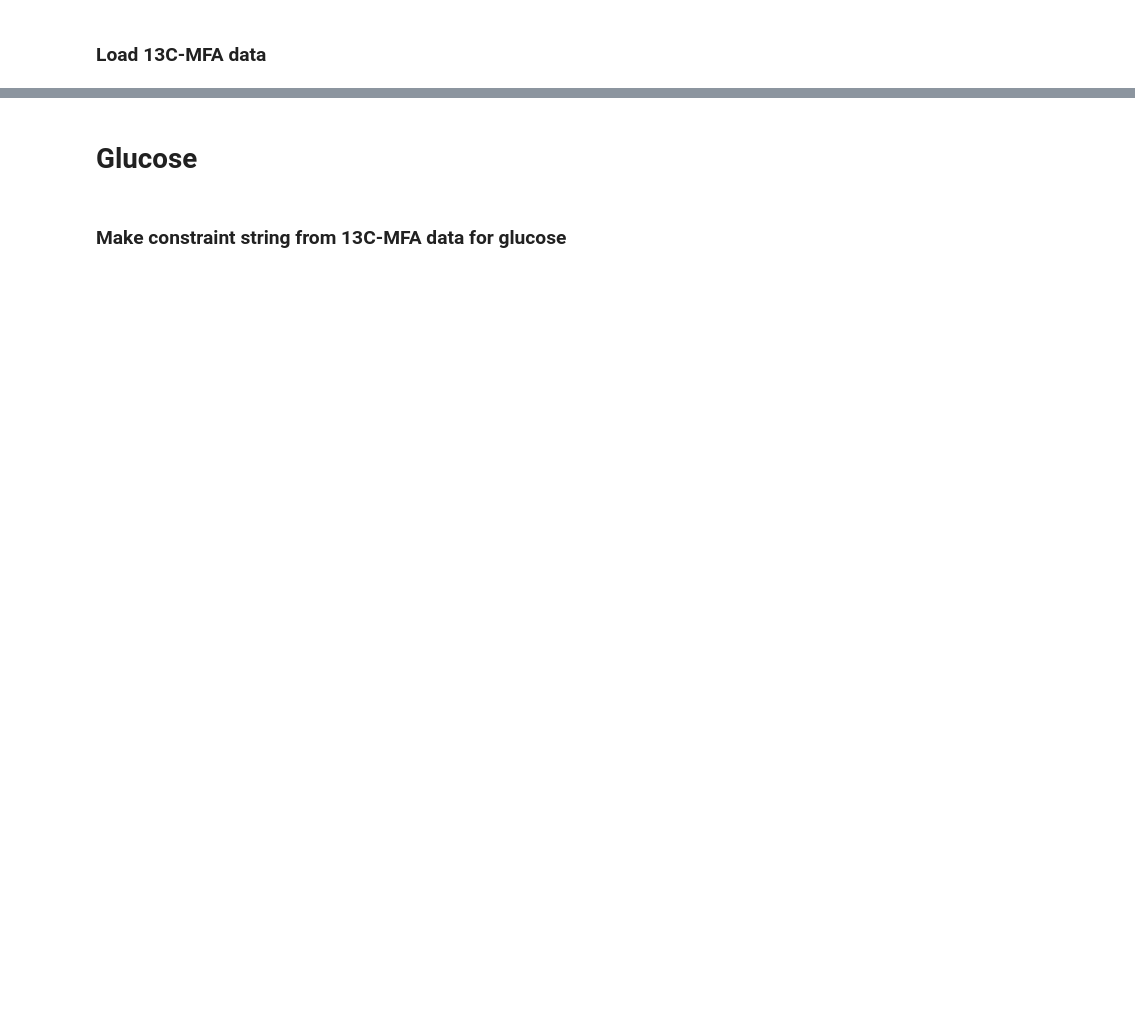
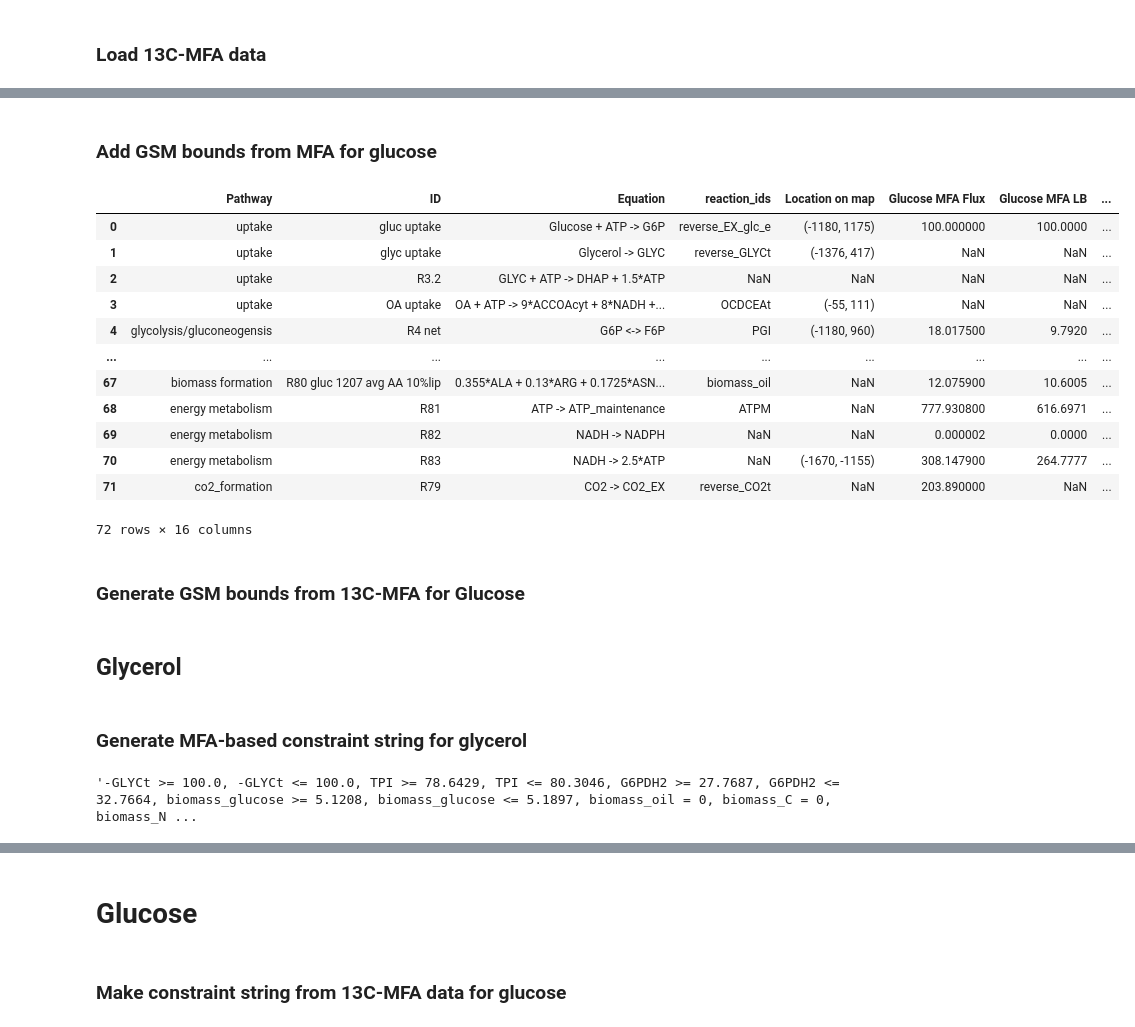
Before and after one commit to garrettroell/yarrrowia_eflux2, a Jupyter notebook: notebooks/C_GSM_bounds_from_MFA.ipynb, the cells around one changed output, grey strips where cells are left out. Saved outputs shown, nothing was run; the diff lists cells and outputs as text; code cells hidden in the pictures; blank space fills up the shorter version.

```diff
--- a/notebooks/C_GSM_bounds_from_MFA.ipynb
+++ b/notebooks/C_GSM_bounds_from_MFA.ipynb
@@ -79,0 +135,73 @@ There are 43 reactions in the 13C MFA that are mapped to the GSM
+# %% [markdown]
+### Add GSM bounds from MFA for glucose
+# %%
+central_rxn_df = add_gsm_bounds_from_mfa(model=model, central_rxn_df=central_rxn_df, substrate='Glucose', constraints=glucose_constraint_string)
+central_rxn_df
+# %% [output]
+|  | Pathway | ID | Equation | reaction_ids | Location on map | Glucose MFA Flux | Glucose MFA LB | ... |
+| 0 | uptake | gluc uptake | Glucose + ATP -> G6P | reverse_EX_glc_e | (-1180, 1175) | 100.000000 | 100.0000 | ... |
+| 1 | uptake | glyc uptake | Glycerol -> GLYC | reverse_GLYCt | (-1376, 417) | NaN | NaN | ... |
+| 2 | uptake | R3.2 | GLYC + ATP -> DHAP + 1.5*ATP | NaN | NaN | NaN | NaN | ... |
+| 3 | uptake | OA uptake | OA + ATP -> 9*ACCOAcyt + 8*NADH +... | OCDCEAt | (-55, 111) | NaN | NaN | ... |
+| 4 | glycolysis/gluconeogensis | R4 net | G6P <-> F6P | PGI | (-1180, 960) | 18.017500 | 9.7920 | ... |
+| ... | ... | ... | ... | ... | ... | ... | ... | ... |
+| 67 | biomass formation | R80 gluc 1207 avg AA 10%lip | 0.355*ALA + 0.13*ARG + 0.1725*ASN... | biomass_oil | NaN | 12.075900 | 10.6005 | ... |
+| 68 | energy metabolism | R81 | ATP -> ATP_maintenance | ATPM | NaN | 777.930800 | 616.6971 | ... |
+| 69 | energy metabolism | R82 | NADH -> NADPH | NaN | NaN | 0.000002 | 0.0000 | ... |
+| 70 | energy metabolism | R83 | NADH -> 2.5*ATP | NaN | (-1670, -1155) | 308.147900 | 264.7777 | ... |
+| 71 | co2_formation | R79 | CO2 -> CO2_EX | reverse_CO2t | NaN | 203.890000 | NaN | ... |
+72 rows × 16 columns
+# %% [markdown]
+### Generate GSM bounds from 13C-MFA for Glucose
+# %% [markdown]
+## Glycerol
+# %% [markdown]
+### Generate MFA-based constraint string for glycerol
+# %%
+mfa_reactions_to_use_glycerol = [
+    # glycolysis
+    'Glycerol -> GLYC',
+    # 'G6P <-> F6P',
+    # 'F6P + ATP <-> FBP',
+    # 'FBP <-> DHAP + GAP',
+    'DHAP <-> GAP',
+    # 'GAP <-> G3P + ATP + NADH',
+    # 'G3P <-> PEP',
+
+    # pentose phosphate pathway
+    'G6P -> PG6 + NADPH',
+    # 'PG6 -> Ru5P + CO2 + NADPH',
+    # 'Ru5P <-> R5P',
+    # 'Ru5P <-> X5P',
+    # 'X5P <-> GAP + TKC2',
+    # 'E4P + TKC2 <-> F6P',
+    # 'R5P + TKC2 <-> S7P',
+    # 'GAP + TAC3 <-> F6P',
+    # 'S7P <-> E4P + TAC3',
+
+    # TCA cycle
+    # 'PYRmit -> ACCOAmit + CO2 + NADH',
+    # 'ACCOAmit + OAAmit -> CITmit',
+    # 'CITmit <-> ICTmit',
+    # 'ICTmit -> AKG + CO2 + NADH',
+    # 'ICTmit -> AKG + CO2 + NADPH',
+    # 'AKG -> 0.5*SUCmit + 0.5*SUCmit + CO2 + ATP + NADH',
+    # 'SUCmit <-> FUMmit + 1.5*ATP',
+    # '0.5*FUMmit + 0.5*FUMmit <-> 0.5*MALmit + 0.5*MALmit',
+    # 'MALmit <-> OAAmit + NADH',
+
+    # glyoxylate shunt
+    # 'ICTcyt -> GLYOXYcyt + SUCcyt',
+    # 'ACCOAcyt + GLYOXYcyt -> MALcyt', # malate synthase causes problem
+
+    # atp citrate lyase
+    # 'CITcyt + ATP -> OAAcyt + ACCOAcyt',
+
+    # CO2 transport
+    # 'CO2 -> CO2_EX',
+]
+
+glycerol_constraint_string = generate_gsm_constraints_from_MFA(mfa_reactions_to_use = mfa_reactions_to_use_glycerol, central_rxn_df = central_rxn_df, substrate = 'Glycerol')
+glycerol_constraint_string
+# %% [output]
+'-GLYCt >= 100.0, -GLYCt <= 100.0, TPI >= 78.6429, TPI <= 80.3046, G6PDH2 >= 27.7687, G6PDH2 <= 32.7664, biomass_glucose >= 5.1208, biomass_glucose <= 5.1897, biomass_oil = 0, biomass_C = 0, biomass_N ...
```
Also changed, not shown: parts of 28 cells of this notebook, 5 other files.
